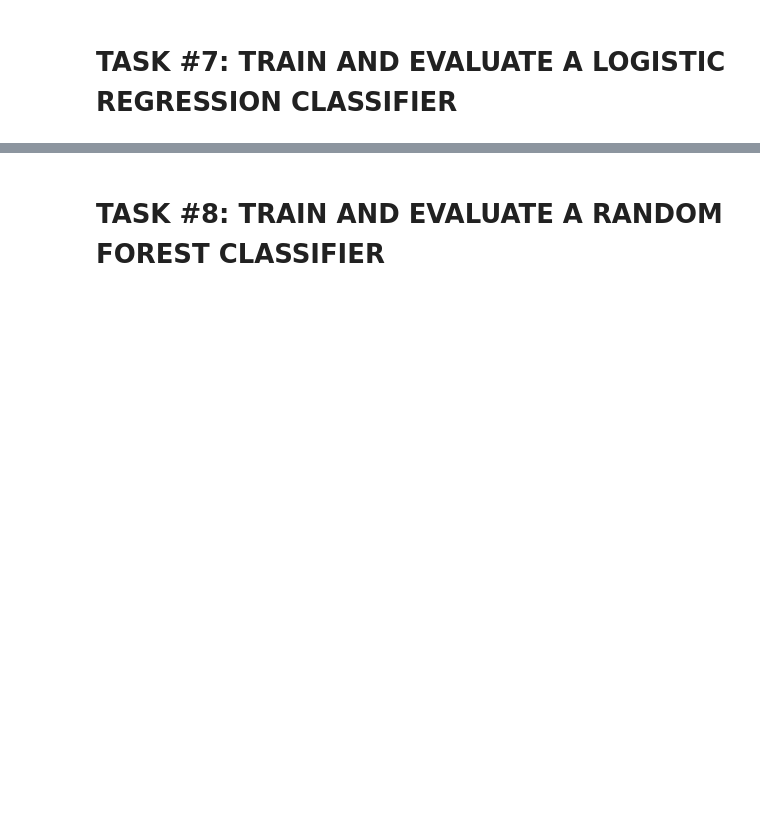
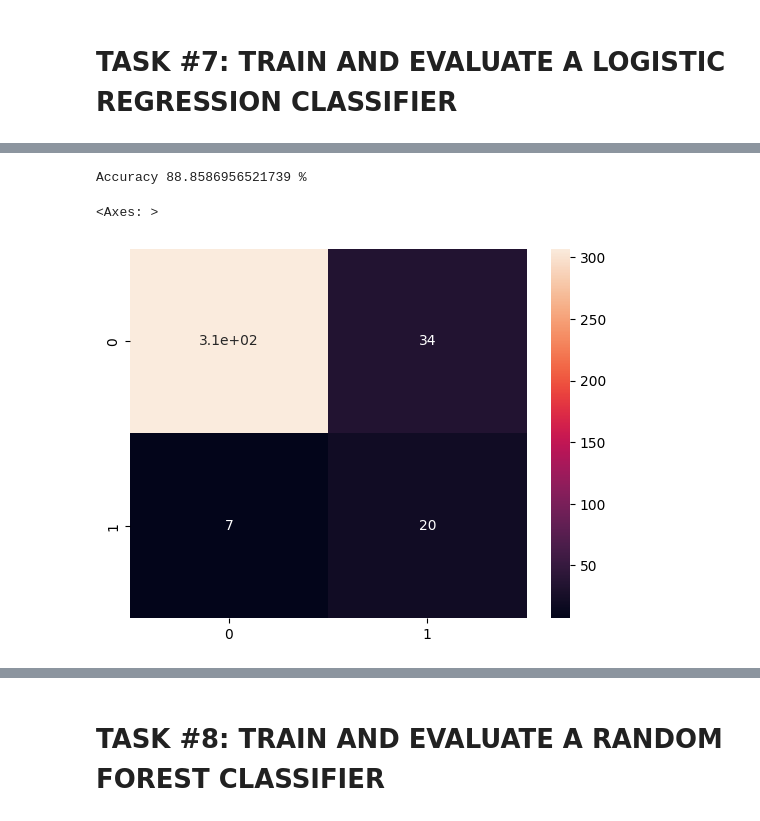
Before and after one commit to arielabade/data-projects, a Jupyter notebook: Human_Resources_Case_Study_Std.ipynb, the cells around one changed output, grey strips where cells are left out. Drawn from its saved outputs; the diff is of its cells as text; code cells hidden in the pictures; blank space fills up the shorter version.

```diff
--- a/Human_Resources_Case_Study_Std.ipynb
+++ b/Human_Resources_Case_Study_Std.ipynb
@@ -742,6 +517,12 @@ chart
 ## Adjuste the scale between the data, because if we dont do it, it can compromise de algorithim
 ## This will generate a set of tabular data based on data in range of 0 and 1 to measure the weight on the machine learning algorithim
 
-categorialAndNumericalData = categorialAndNumericalData.values  # Converte o DataFrame em uma matriz numpy
+import pandas as pd
+from sklearn.preprocessing import MinMaxScaler
+
+# Suponha que você tenha um DataFrame chamado 'categorialAndNumericalData'
+# Renomeie as colunas para garantir que elas tenham nomes de string
+categorialAndNumericalData.columns = [str(col) for col in categorialAndNumericalData.columns]
+
 scaler = MinMaxScaler()
-scalerReader = scaler.fit_transform(categorialAndNumericalData)
+X = scaler.fit_transform(categorialAndNumericalData)
@@ -747,0 +545,3 @@ scalerReader = scaler.fit_transform(categorialAndNumericalData)
+# %%
+y = employee_df['Attrition']
+y
@@ -771,0 +613,5 @@ scalerReader = scaler.fit_transform(categorialAndNumericalData)
+# %%
+#get the treated data and present it to the logistic regression model
+
+from sklearn.model_selection import train_test_split
+X_train, X_test, y_train, y_test = train_test_split(X, y, test_size = 0.25)
@@ -771,0 +626,8 @@ scalerReader = scaler.fit_transform(categorialAndNumericalData)
+# %%
+from sklearn.linear_model import LogisticRegression
+from sklearn.metrics import accuracy_score
+
+model = LogisticRegression()
+model.fit(X_train, y_train)
+
+y_pred = model.predict(X_test)
@@ -772,2 +654,14 @@ scalerReader = scaler.fit_transform(categorialAndNumericalData)
+# %%
+from sklearn.metrics import confusion_matrix, classification_report
+
+print("Accuracy {} %".format( 100 * accuracy_score(y_pred, y_test)))
+# %% [output]
+Accuracy 88.8586956521739 %
 # %%
 # Testing Set Performance
+
+cm = confusion_matrix(y_pred, y_test)
+sns.heatmap(cm, annot=True)
+# %% [output]
+<Axes: >
+[figure, added]
```
Also changed, not shown: parts of 36 cells of this notebook.
